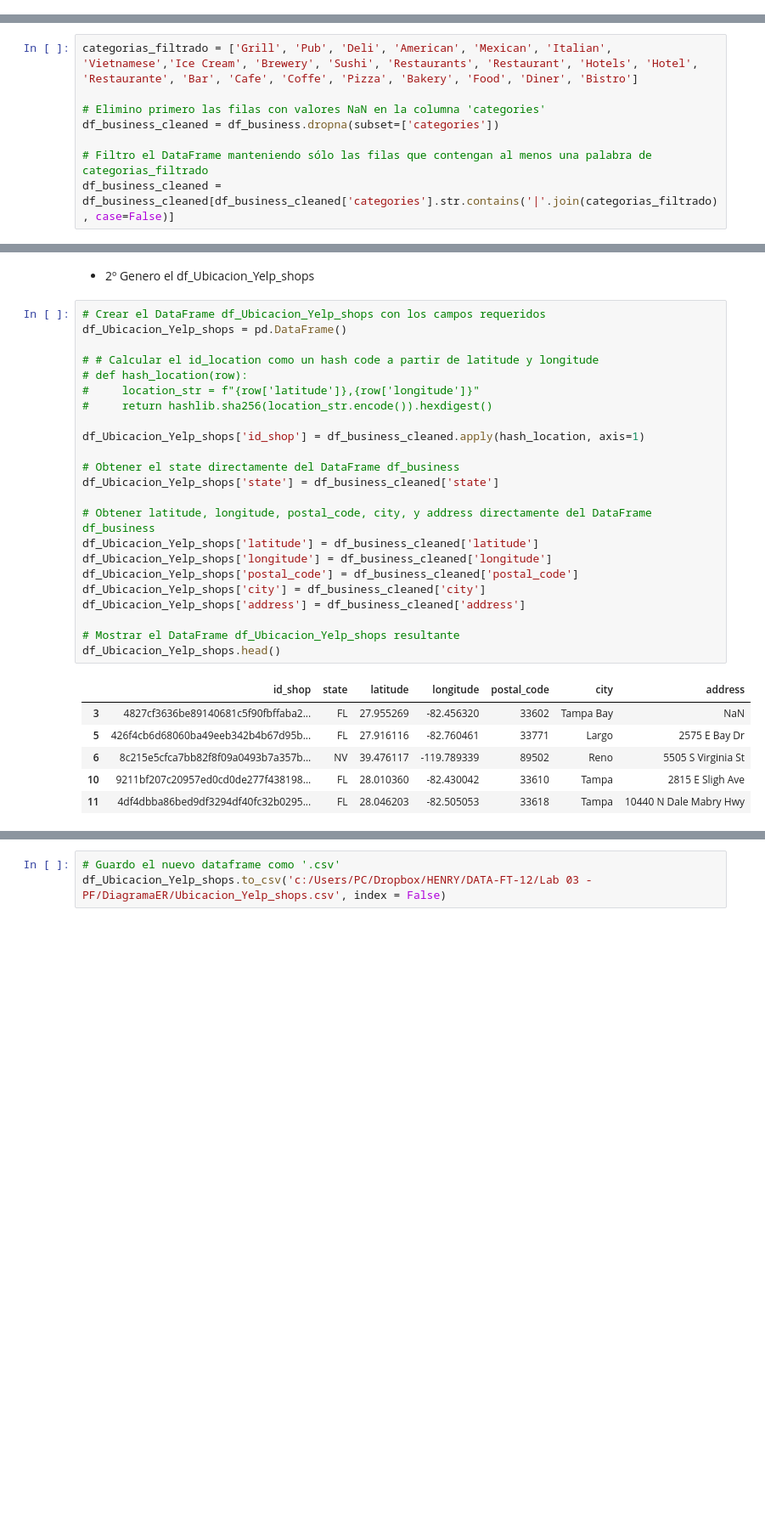
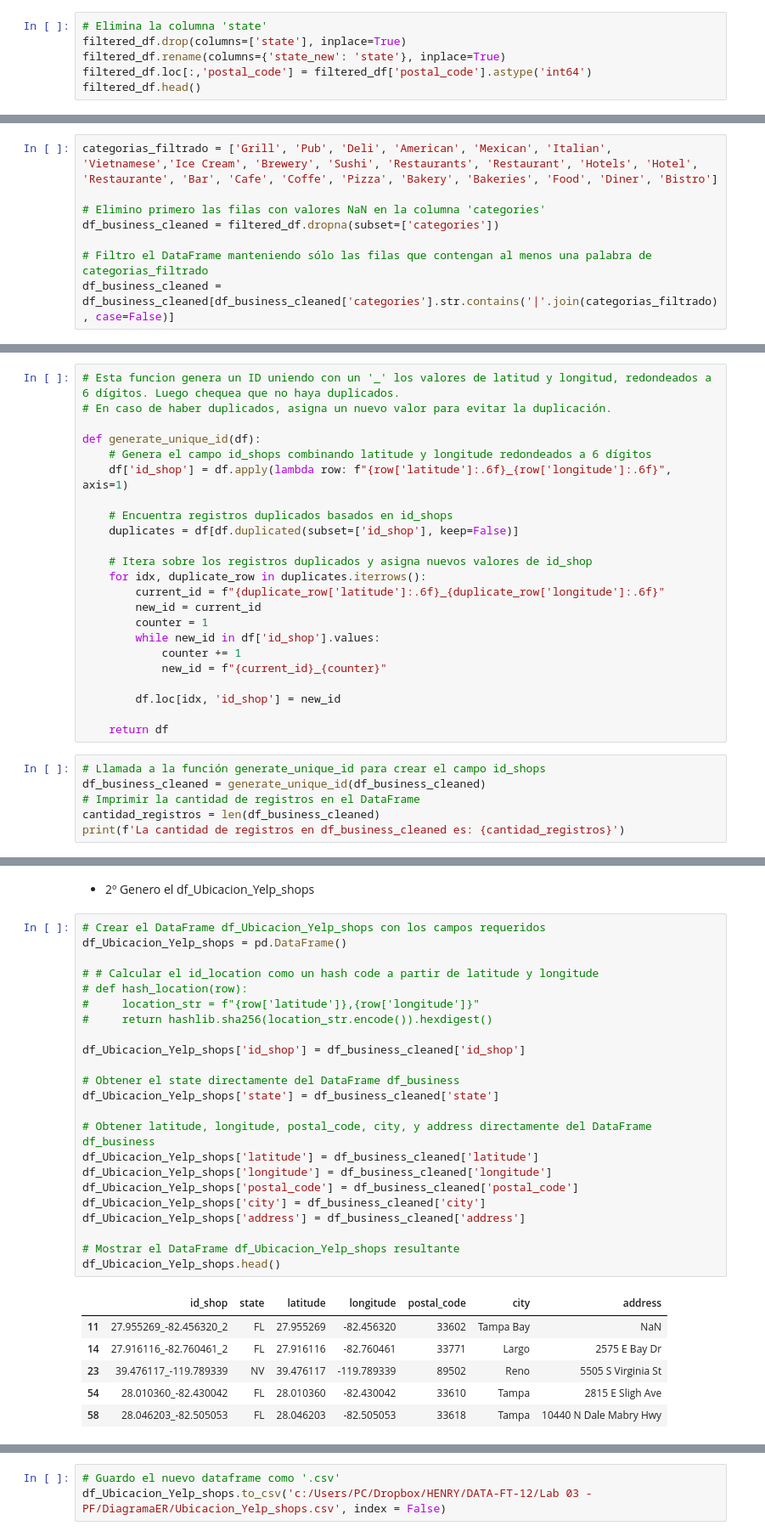
Before and after one commit to shdata12/data12-pf-google-yelp, a Jupyter notebook: ETL_Yelp_shops.ipynb, the cells around one changed output, grey strips where cells are left out. Shown: that part at 85% size. Drawn from its saved outputs; the diff is of its cells as text; blank space fills up the shorter version.

```diff
--- a/ETL_Yelp_shops.ipynb
+++ b/ETL_Yelp_shops.ipynb
@@ -48,0 +92,6 @@ Name: hours, Length: 39221, dtype: object
+# %%
+# Elimina la columna 'state'
+filtered_df.drop(columns=['state'], inplace=True)
+filtered_df.rename(columns={'state_new': 'state'}, inplace=True)
+filtered_df.loc[:,'postal_code'] = filtered_df['postal_code'].astype('int64')
+filtered_df.head()
@@ -49,8 +115,8 @@ Name: hours, Length: 39221, dtype: object
 # %%
-categorias_filtrado = ['Grill', 'Pub', 'Deli', 'American', 'Mexican', 'Italian', 'Vietnamese','Ice Cream', 'Brewery', 'Sushi', 'Restaurants', 'Restaurant', 'Hotels', 'Hotel', 'Restaurante', 'Bar', 'Cafe', 'Coffe', 'Pizza', 'Bakery', 'Food', 'Diner', 'Bistro']
+categorias_filtrado = ['Grill', 'Pub', 'Deli', 'American', 'Mexican', 'Italian', 'Vietnamese','Ice Cream', 'Brewery', 'Sushi', 'Restaurants', 'Restaurant', 'Hotels', 'Hotel', 'Restaurante', 'Bar', 'Cafe', 'Coffe', 'Pizza', 'Bakery', 'Bakeries', 'Food', 'Diner', 'Bistro']
 
 # Elimino primero las filas con valores NaN en la columna 'categories'
-df_business_cleaned = df_business.dropna(subset=['categories'])
+df_business_cleaned = filtered_df.dropna(subset=['categories'])
 
 # Filtro el DataFrame manteniendo sólo las filas que contengan al menos una palabra de categorias_filtrado
 df_business_cleaned = df_business_cleaned[df_business_cleaned['categories'].str.contains('|'.join(categorias_filtrado), case=False)]
@@ -78,3 +153,32 @@ memory usage: 2.0+ MB
 - 1º Genero un nuevo DataFrame Yelp Shops de acuerdo al diagrama de Entidad Relación<br>
 Trabajo con los datos recopilados desde Yelp en el archivo `Yelp_shops.csv`<br>
 Este DataFrame se llamará df_Yelp_shops y se unirá posteriormente con la misma información proveniente de Google para generar una única tabla en el modelo.
+# %%
+# Esta funcion genera un ID uniendo con un '_' los valores de latitud y longitud, redondeados a 6 dígitos. Luego chequea que no haya duplicados.
+# En caso de haber duplicados, asigna un nuevo valor para evitar la duplicación.
+
+def generate_unique_id(df):
+    # Genera el campo id_shops combinando latitude y longitude redondeados a 6 dígitos
+    df['id_shop'] = df.apply(lambda row: f"{row['latitude']:.6f}_{row['longitude']:.6f}", axis=1)
+
+    # Encuentra registros duplicados basados en id_shops
+    duplicates = df[df.duplicated(subset=['id_shop'], keep=False)]
+
+    # Itera sobre los registros duplicados y asigna nuevos valores de id_shop
+    for idx, duplicate_row in duplicates.iterrows():
+        current_id = f"{duplicate_row['latitude']:.6f}_{duplicate_row['longitude']:.6f}"
+        new_id = current_id
+        counter = 1
+        while new_id in df['id_shop'].values:
+            counter += 1
+            new_id = f"{current_id}_{counter}"
+
+        df.loc[idx, 'id_shop'] = new_id
+
+    return df
+# %%
+# Llamada a la función generate_unique_id para crear el campo id_shops
+df_business_cleaned = generate_unique_id(df_business_cleaned)
+# Imprimir la cantidad de registros en el DataFrame
+cantidad_registros = len(df_business_cleaned)
+print(f'La cantidad de registros en df_business_cleaned es: {cantidad_registros}')
@@ -135,33 +247,33 @@ df_Yelp_shops.to_csv('c:/Users/PC/Dropbox/HENRY/DATA-FT-12/Lab 03 - PF/DiagramaE
 # %%
 # Crear el DataFrame df_Ubicacion_Yelp_shops con los campos requeridos
 df_Ubicacion_Yelp_shops = pd.DataFrame()
 
 # # Calcular el id_location como un hash code a partir de latitude y longitude
 # def hash_location(row):
 #     location_str = f"{row['latitude']},{row['longitude']}"
 #     return hashlib.sha256(location_str.encode()).hexdigest()
 
-df_Ubicacion_Yelp_shops['id_shop'] = df_business_cleaned.apply(hash_location, axis=1)
+df_Ubicacion_Yelp_shops['id_shop'] = df_business_cleaned['id_shop']
 
 # Obtener el state directamente del DataFrame df_business
 df_Ubicacion_Yelp_shops['state'] = df_business_cleaned['state']
 
 # Obtener latitude, longitude, postal_code, city, y address directamente del DataFrame df_business
 df_Ubicacion_Yelp_shops['latitude'] = df_business_cleaned['latitude']
 df_Ubicacion_Yelp_shops['longitude'] = df_business_cleaned['longitude']
 df_Ubicacion_Yelp_shops['postal_code'] = df_business_cleaned['postal_code']
 df_Ubicacion_Yelp_shops['city'] = df_business_cleaned['city']
 df_Ubicacion_Yelp_shops['address'] = df_business_cleaned['address']
 
 # Mostrar el DataFrame df_Ubicacion_Yelp_shops resultante
 df_Ubicacion_Yelp_shops.head()
 # %% [output]
 |  | id_shop | state | latitude | longitude | postal_code | city | address |
-| 3 | 4827cf3636be89140681c5f90fbffaba2... | FL | 27.955269 | -82.456320 | 33602 | Tampa Bay | NaN |
-| 5 | 426f4cb6d68060ba49eeb342b4b67d95b... | FL | 27.916116 | -82.760461 | 33771 | Largo | 2575 E Bay Dr |
-| 6 | 8c215e5cfca7bb82f8f09a0493b7a357b... | NV | 39.476117 | -119.789339 | 89502 | Reno | 5505 S Virginia St |
-| 10 | 9211bf207c20957ed0cd0de277f438198... | FL | 28.010360 | -82.430042 | 33610 | Tampa | 2815 E Sligh Ave |
-| 11 | 4df4dbba86bed9df3294df40fc32b0295... | FL | 28.046203 | -82.505053 | 33618 | Tampa | 10440 N Dale Mabry Hwy |
+| 11 | 27.955269_-82.456320_2 | FL | 27.955269 | -82.456320 | 33602 | Tampa Bay | NaN |
+| 14 | 27.916116_-82.760461_2 | FL | 27.916116 | -82.760461 | 33771 | Largo | 2575 E Bay Dr |
+| 23 | 39.476117_-119.789339 | NV | 39.476117 | -119.789339 | 89502 | Reno | 5505 S Virginia St |
+| 54 | 28.010360_-82.430042 | FL | 28.010360 | -82.430042 | 33610 | Tampa | 2815 E Sligh Ave |
+| 58 | 28.046203_-82.505053 | FL | 28.046203 | -82.505053 | 33618 | Tampa | 10440 N Dale Mabry Hwy |
 # %%
 df_Ubicacion_Yelp_shops.info()
 # %% [output]
```
Also changed, not shown: parts of 60 cells of this notebook.
